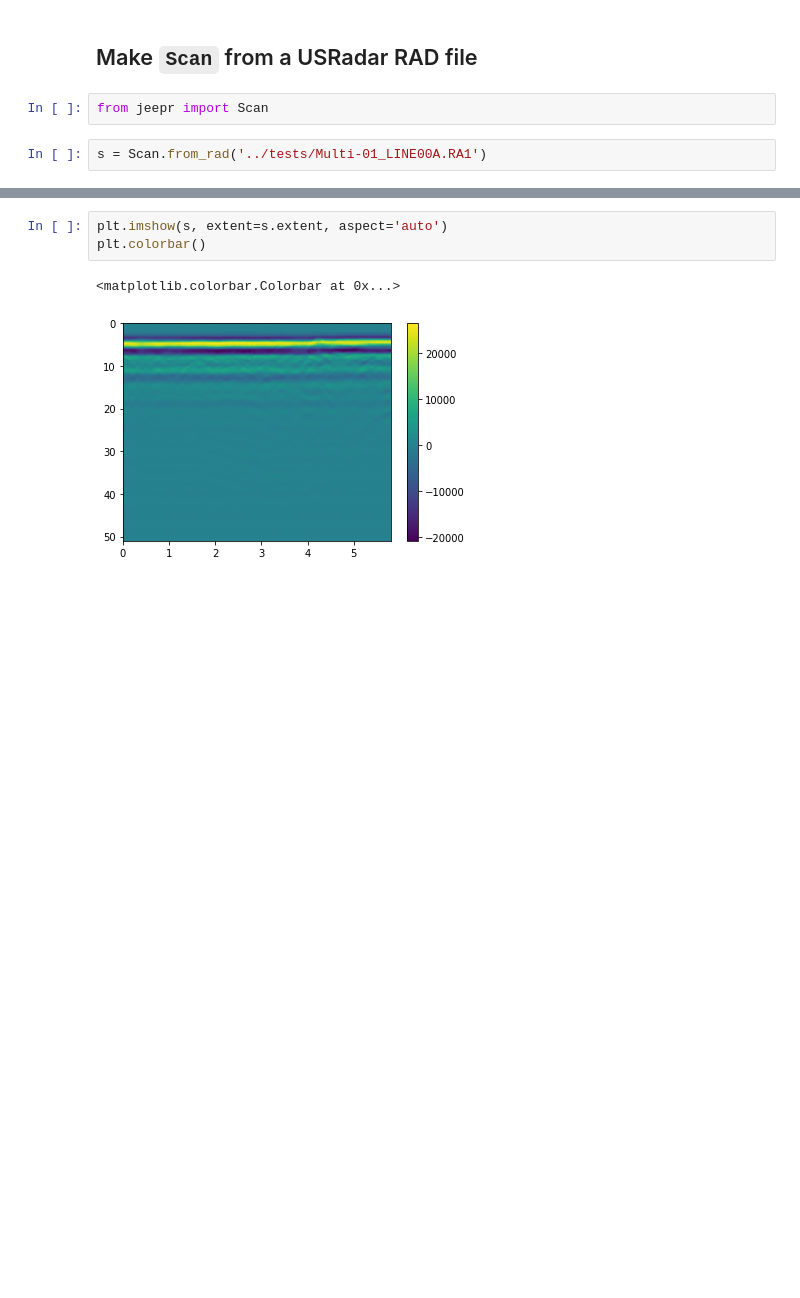
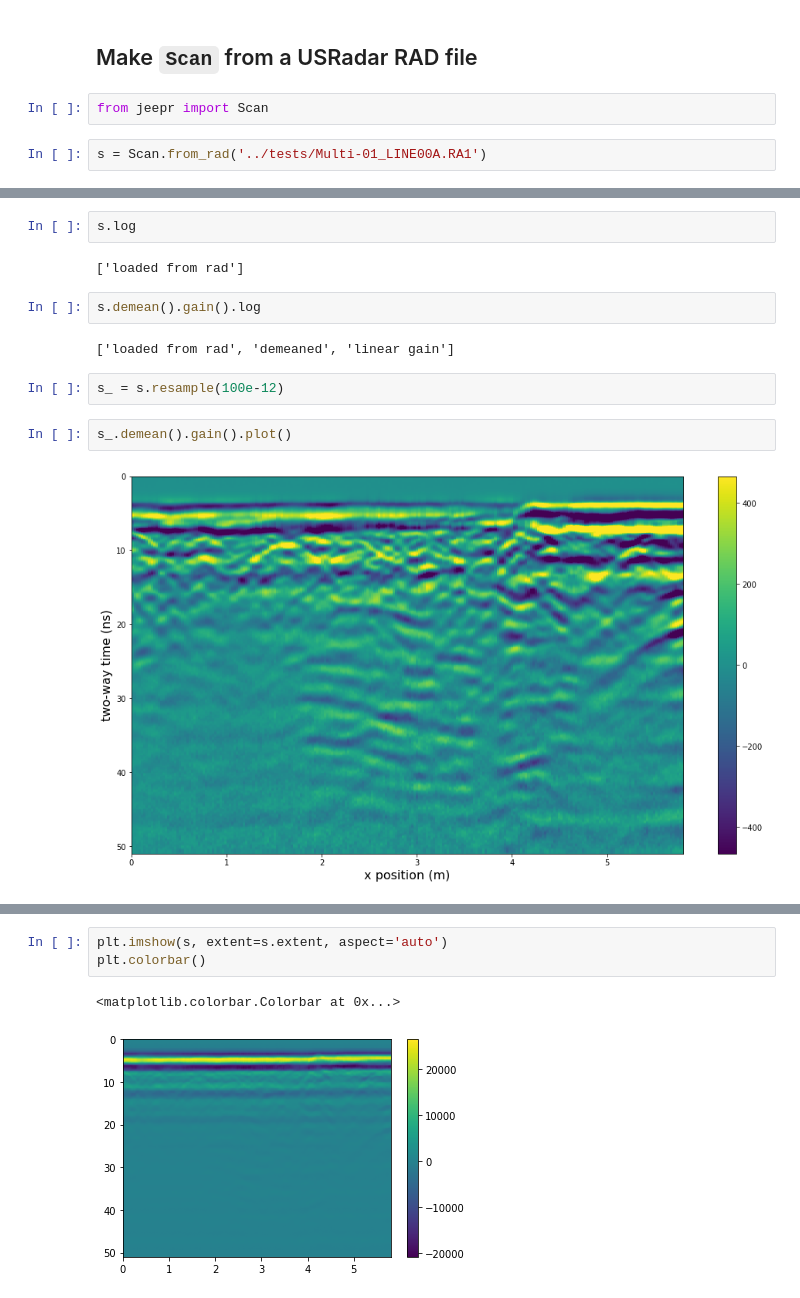
Before and after one commit to agilescientific/jeepr, a Jupyter notebook: notebooks/Intro_to_jeepr.ipynb, the cells around one changed output, grey strips where cells are left out. Drawn from its saved outputs; the diff is of its cells as text; blank space fills up the shorter version.

```diff
--- a/notebooks/Intro_to_jeepr.ipynb
+++ b/notebooks/Intro_to_jeepr.ipynb
@@ -25,0 +26,14 @@ s.demean().gain().plot()
+# %%
+s.log
+# %% [output]
+['loaded from rad']
+# %%
+s.demean().gain().log
+# %% [output]
+['loaded from rad', 'demeaned', 'linear gain']
+# %%
+s_ = s.resample(100e-12)
+# %%
+s_.demean().gain().plot()
+# %% [output]
+[figure, added]
```
Also changed, not shown: parts of 3 cells of this notebook, 4 other files.
